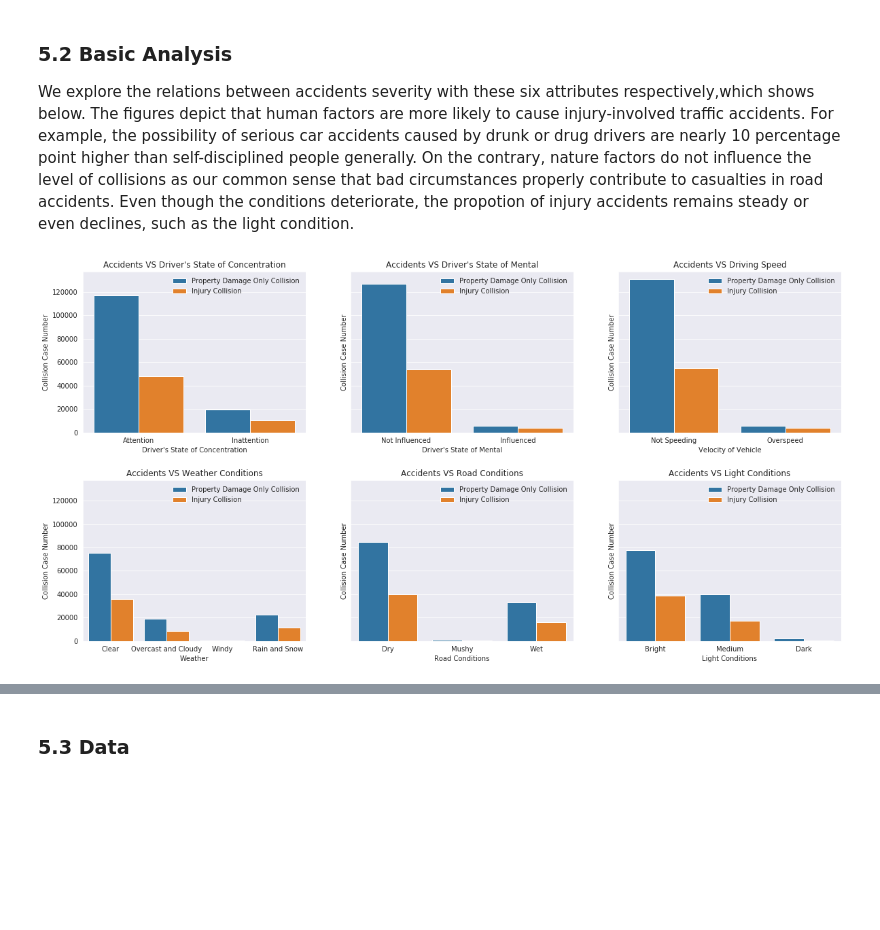
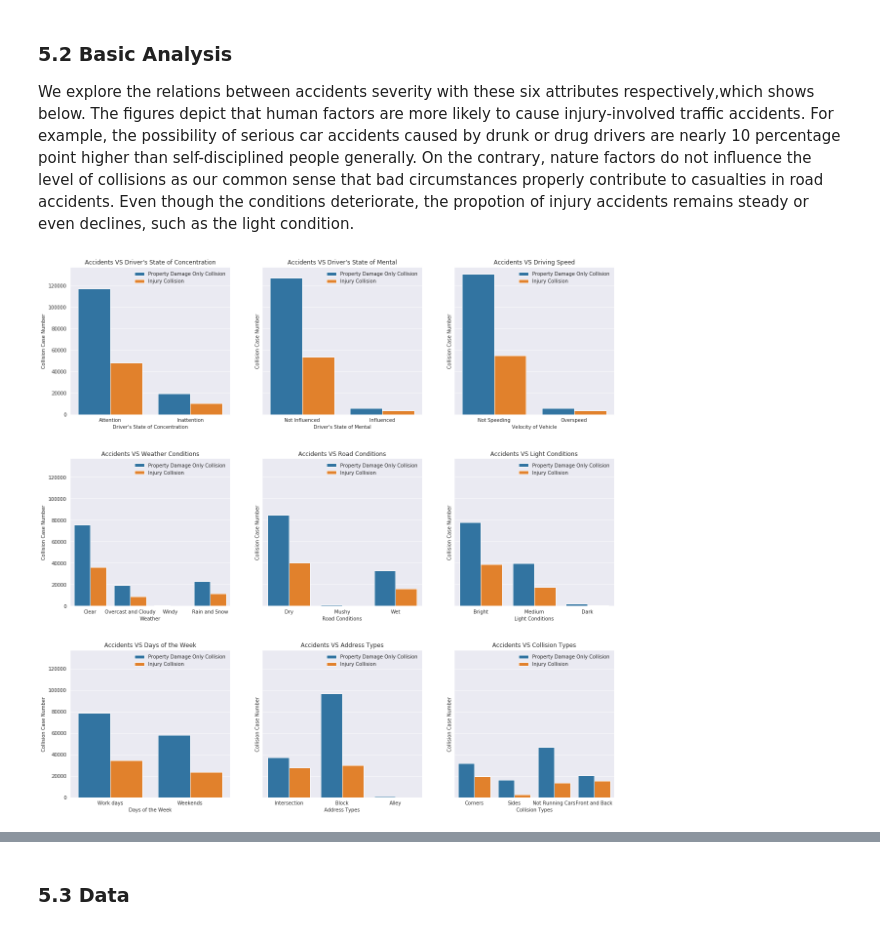
Before and after one commit to coredeliaz/Coursera_Capstone, a Jupyter notebook: Car Accident Severity Prediction(Week 3).ipynb, the cells around one changed output, grey strips where cells are left out. Saved outputs shown, nothing was run; the diff lists cells and outputs as text; code cells hidden in the pictures; blank space fills up the shorter version.

```diff
--- a/Car Accident Severity Prediction(Week 3).ipynb
+++ b/Car Accident Severity Prediction(Week 3).ipynb
@@ -43,6 +43,6 @@ Saving to: ‘Data-Collisions.csv’
 # %%
 import pandas as pd
-raw_data = pd.read_csv('Data-Collisions.csv',index_col='INCKEY')
+raw_data = pd.read_csv('Data-Collisions.csv',index_col='INCKEY',parse_dates=['INCDATE','INCDTTM'])
 raw_data.head()
 # %% [output]
 |  | SEVERITYCODE | X | Y | OBJECTID | COLDETKEY | REPORTNO | STATUS | ADDRTYPE | INTKEY | LOCATION | ... |
@@ -100,0 +113,5 @@ memory usage: 56.4+ MB
+# %%
+#split incidents timestamps into two columns showing the date and time.
+raw_data['DATE'] = raw_data['INCDTTM'].dt.date
+raw_data['TIME'] = raw_data['INCDTTM'].dt.time
+raw_data[['DATE','TIME']].head()
@@ -100,0 +126,7 @@ memory usage: 56.4+ MB
+# %%
+#transform the date into the day of the week
+raw_data['DAYOFWEEK'] = pd.to_datetime(raw_data['DATE']).dt.dayofweek
+
+#Encoding weekend (0 = No, 1 = Yes)
+raw_data['WEEKEND'] = raw_data['DAYOFWEEK'].apply(lambda x:1 if (x>3) else 0)
+raw_data[['DAYOFWEEK','WEEKEND']].head()
@@ -161,6 +201,13 @@ raw_data['LIGHTCOND'].replace(to_replace=["Daylight","Dark - Street Lights On","
                                           "Dark - Street Lights Off","Other","Dark - Unknown Lighting"],
                               value=[1,2,np.nan,2,2,3,3,np.nan,3],inplace=True)
 
+#Encoding collision types(1 = Not Running Cars, 2 = Corners, 3 = Sides, 4 = Front and Back)
+raw_data['COLLISIONTYPE'].replace(to_replace=["Parked Car","Angles","Rear Ended","Other",
+                                              "Sideswipe","Left Turn","Pedestrian",
+                                             "Cycles","Right Turn","Head On"],
+                                  value=["Not Running Cars","Corners","Front and Back",np.nan,
+                                         "Sides","Corners","Not Running Cars",
+                                         "Not Running Cars","Corners","Front and Back"],inplace=True)
 range_values(indexes)
 # %% [output]
 Index:SEVERITYCODE
@@ -187,7 +234,7 @@ We explore the relations between accidents severity with these six attributes re
 #draw a picture with 6 subplots
 severity_level = ['Property Damage Only Collision','Injury Collision']
 sns.set_style('darkgrid')
-fig, axes = plt.subplots(2, 3, figsize=(20, 10), sharey=True)
+fig, axes = plt.subplots(3, 3, figsize=(20, 20), sharey=True)
 fig.subplots_adjust(hspace = 0.3)
 
 fig_inattention = sns.countplot(ax=axes[0,0],x='INATTENTIONIND',hue='SEVERITYCODE',data=raw_data)
@@ -195,34 +242,49 @@ fig_inattention.set(xlabel="Driver's State of Concentration", ylabel="Collision
                     xticklabels=['Attention','Inattention'],title="Accidents VS Driver's State of Concentration")
 fig_inattention.legend(severity_level,frameon=False)
 
 fig_underinfluence = sns.countplot(ax=axes[0,1],x='UNDERINFL',hue='SEVERITYCODE',data=raw_data)
 fig_underinfluence.set(xlabel="Driver's State of Mental", ylabel = "Collision Case Number",
                        xticklabels=['Not Influenced','Influenced'],title="Accidents VS Driver's State of Mental")
 fig_underinfluence.legend(severity_level,frameon=False)
 
 fig_speeding = sns.countplot(ax=axes[0,2],x='SPEEDING',hue='SEVERITYCODE',data=raw_data)
 fig_speeding.set(xlabel="Velocity of Vehicle", ylabel = "Collision Case Number",
                  xticklabels=['Not Speeding','Overspeed'],title="Accidents VS Driving Speed")
 fig_speeding.legend(severity_level,frameon=False)
 
 fig_inattention = sns.countplot(ax=axes[1,0],x='WEATHER',hue='SEVERITYCODE',data=raw_data)
 fig_inattention.set(xlabel="Weather", ylabel = "Collision Case Number",
                     xticklabels=['Clear','Overcast and Cloudy','Windy','Rain and Snow'],title="Accidents VS Weather Conditions")
 fig_inattention.legend(severity_level,frameon=False)
 
 fig_inattention = sns.countplot(ax=axes[1,1],x='ROADCOND',hue='SEVERITYCODE',data=raw_data)
 fig_inattention.set(xlabel="Road Conditions", ylabel = "Collision Case Number",
                     xticklabels=['Dry','Mushy','Wet'],title="Accidents VS Road Conditions")
 fig_inattention.legend(severity_level,frameon=False)
 
 fig_inattention = sns.countplot(ax=axes[1,2],x='LIGHTCOND',hue='SEVERITYCODE',data=raw_data)
 fig_inattention.set(xlabel="Light Conditions", ylabel = "Collision Case Number",
                     xticklabels=['Bright','Medium','Dark'],title="Accidents VS Light Conditions")
 fig_inattention.legend(severity_level,frameon=False)
 
+fig_inattention = sns.countplot(ax=axes[2,0],x='WEEKEND',hue='SEVERITYCODE',data=raw_data)
+fig_inattention.set(xlabel="Days of the Week", ylabel = "Collision Case Number",
+                    xticklabels=['Work days','Weekends'],title="Accidents VS Days of the Week")
+fig_inattention.legend(severity_level,frameon=False)
+
+fig_inattention = sns.countplot(ax=axes[2,1],x='ADDRTYPE',hue='SEVERITYCODE',data=raw_data)
+fig_inattention.set(xlabel="Address Types", ylabel = "Collision Case Number",
+                    title="Accidents VS Address Types")
+fig_inattention.legend(severity_level,frameon=False)
+
+fig_inattention = sns.countplot(ax=axes[2,2],x='COLLISIONTYPE',hue='SEVERITYCODE',data=raw_data)
+fig_inattention.set(xlabel="Collision Types", ylabel = "Collision Case Number",
+                    title="Accidents VS Collision Types")
+fig_inattention.legend(severity_level,frameon=False)
+
 plt.show()
 # %% [output]
-[figure, old version]
+[figure, new version]
 # %%
 #calculate the percentage of accident severity types under the influence of indicators
 def factor_influence_percentage(indexes):
```
Also changed, not shown: parts of 10 cells of this notebook.
